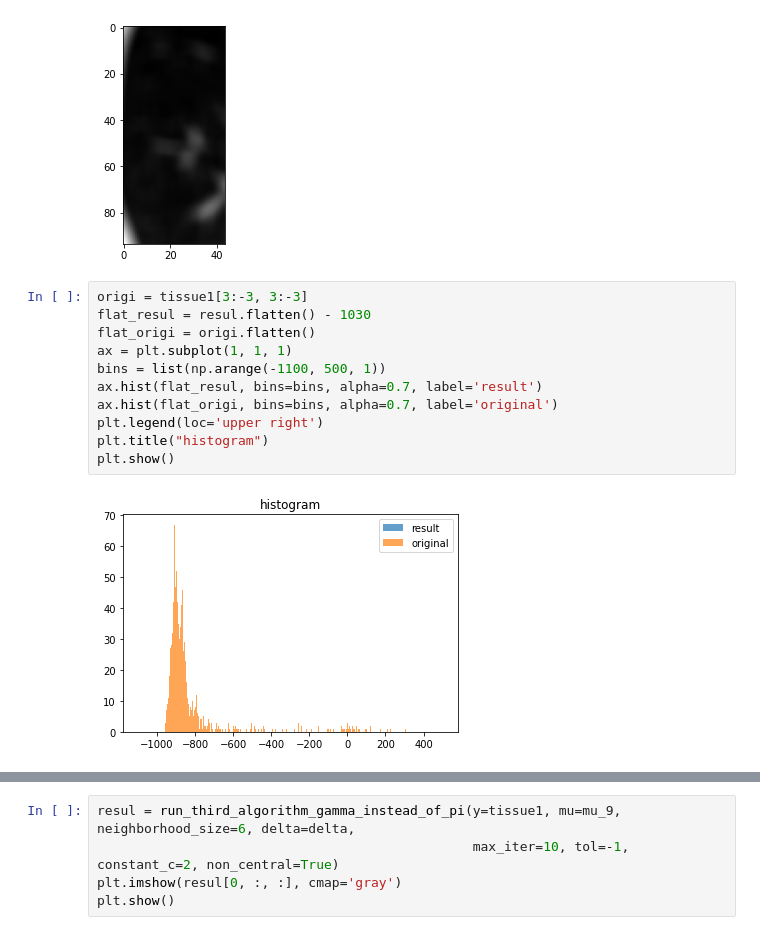
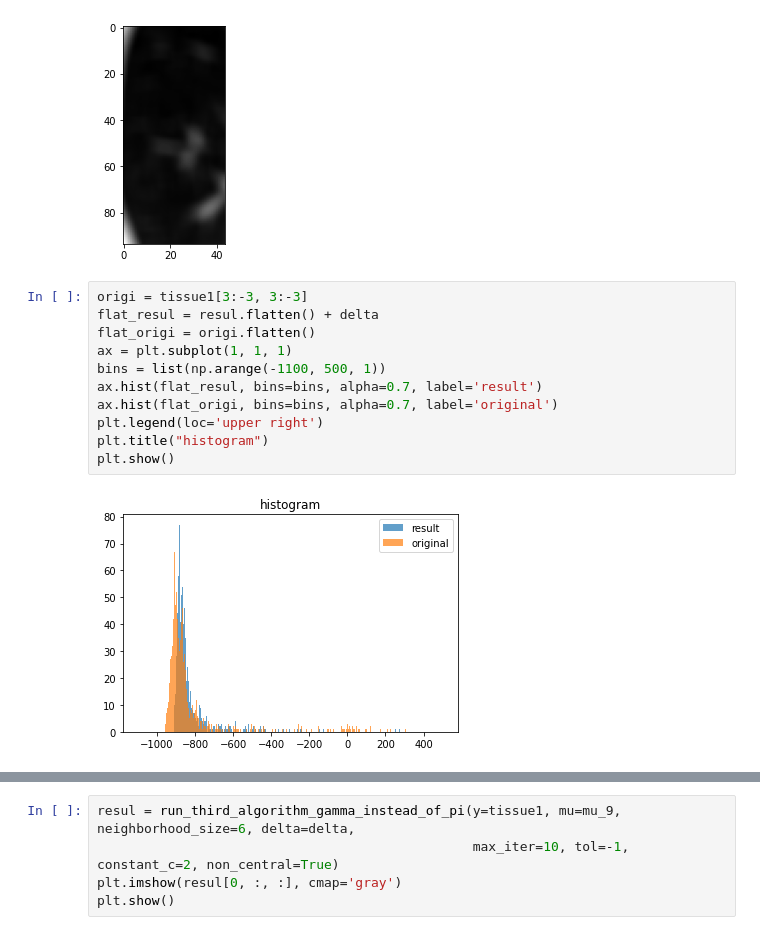
Before and after one commit to s-mostafa-a/CT-noise-statistical-characterization, a Jupyter notebook: notebooks/some_detail.ipynb, the cells around one changed output, grey strips where cells are left out. Drawn from its saved outputs; the diff is of its cells as text.

```diff
--- a/notebooks/some_detail.ipynb
+++ b/notebooks/some_detail.ipynb
@@ -315,17 +318,17 @@ _______________________________
 [figure]
 # %%
 origi = tissue1[3:-3, 3:-3]
-flat_resul = resul.flatten() - 1030
+flat_resul = resul.flatten() + delta
 flat_origi = origi.flatten()
 ax = plt.subplot(1, 1, 1)
 bins = list(np.arange(-1100, 500, 1))
 ax.hist(flat_resul, bins=bins, alpha=0.7, label='result')
 ax.hist(flat_origi, bins=bins, alpha=0.7, label='original')
 plt.legend(loc='upper right')
 plt.title("histogram")
 plt.show()
 # %% [output]
-[figure, old version]
+[figure, new version]
 # %% [markdown]
 Now, the approach that was working with no true explanation (and I just found it with brute-forcing):
 
```
Also changed, not shown: parts of 3 cells of this notebook.
